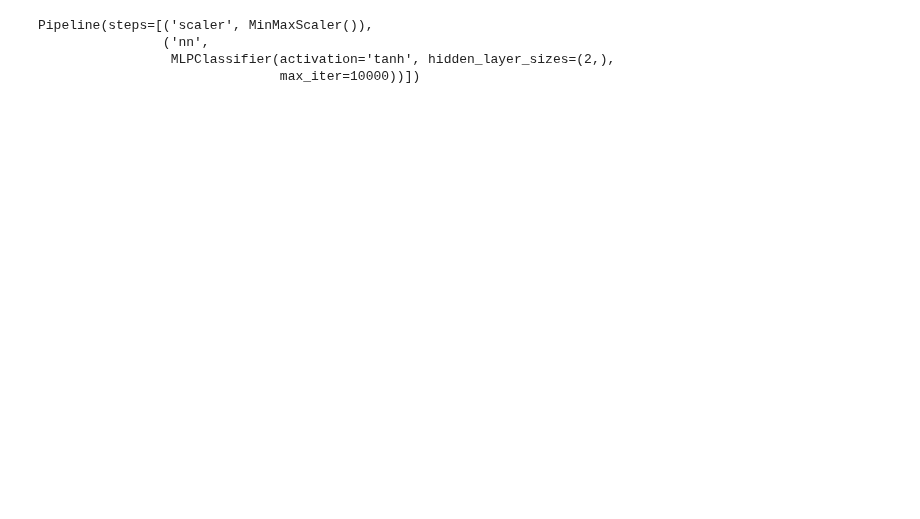
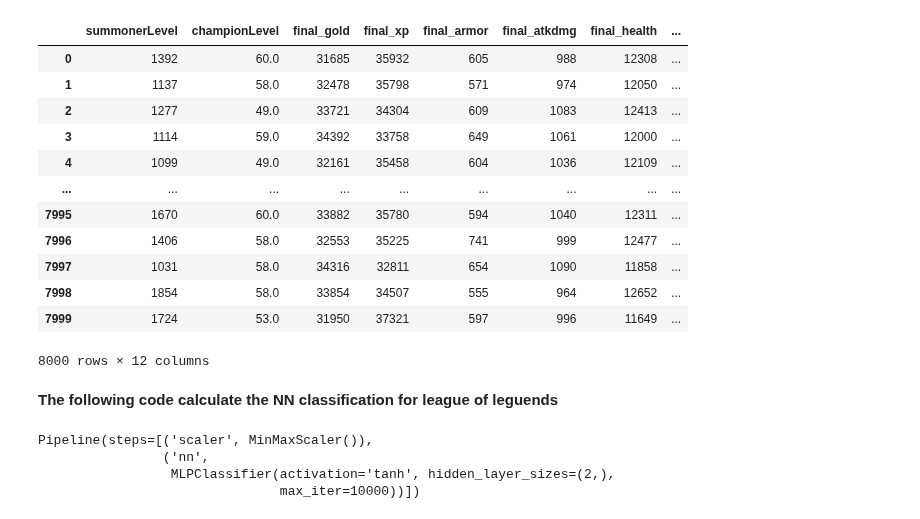
Before and after one commit to nss-data-science-cohort-6/kaggle_lol-elden-ring, a Jupyter notebook: notebooks/AC_prediction_models.ipynb, the cells around one changed output. Drawn from its saved outputs; the diff is of its cells as text; code cells hidden in the pictures; blank space fills up the shorter version.

```diff
--- a/notebooks/AC_prediction_models.ipynb
+++ b/notebooks/AC_prediction_models.ipynb
@@ -46,33 +46,52 @@ variables = ['summonerLevel', 'championLevel',  'final_gold', 'final_xp', 'final
 # variables = ['summonerLevel', 'championLevel', 'final_gold', 'final_xp', 'final_armor', 'final_health', 'final_atkdmg']
 
 
 X_train = pd.merge(X_train_original, X_train_timeline, how='inner', on=['matchId', 'participantId'])
 X_train = pd.merge(X_train, champion_mastery, how='left', on=['summonerId', 'championId']).fillna(0)
 
 X_train = X_train.sort_values(['matchId', 'participantId'], ascending = [True, True]).reset_index(drop=True)
 
 X_train = (
     X_train
     .groupby(['matchId', 'teamId'])[variables]
     .agg({'summonerLevel': 'max',
           'championLevel': 'sum',
           'final_gold' : 'sum',
           'final_xp': 'sum',
           'final_armor': 'sum',
           'final_atkdmg': 'sum',
           'final_health': 'sum',
           'final_dmgdone': 'sum',
           'final_dmgtaken': 'sum',
           'final_truedmgdone': 'sum',
           'final_truedmgtaken': 'sum',
           'final_lvl': 'sum'})
     .reset_index()
 )
 
 
 #convert_team_values(X_train, variables)
 
 X_train = X_train.groupby('matchId')[variables].sum().reset_index(drop = True)
+
+
+X_train
+# %% [output]
+|  | summonerLevel | championLevel | final_gold | final_xp | final_armor | final_atkdmg | final_health | ... |
+| 0 | 1392 | 60.0 | 31685 | 35932 | 605 | 988 | 12308 | ... |
+| 1 | 1137 | 58.0 | 32478 | 35798 | 571 | 974 | 12050 | ... |
+| 2 | 1277 | 49.0 | 33721 | 34304 | 609 | 1083 | 12413 | ... |
+| 3 | 1114 | 59.0 | 34392 | 33758 | 649 | 1061 | 12000 | ... |
+| 4 | 1099 | 49.0 | 32161 | 35458 | 604 | 1036 | 12109 | ... |
+| ... | ... | ... | ... | ... | ... | ... | ... | ... |
+| 7995 | 1670 | 60.0 | 33882 | 35780 | 594 | 1040 | 12311 | ... |
+| 7996 | 1406 | 58.0 | 32553 | 35225 | 741 | 999 | 12477 | ... |
+| 7997 | 1031 | 58.0 | 34316 | 32811 | 654 | 1090 | 11858 | ... |
+| 7998 | 1854 | 58.0 | 33854 | 34507 | 555 | 964 | 12652 | ... |
+| 7999 | 1724 | 53.0 | 31950 | 37321 | 597 | 996 | 11649 | ... |
+8000 rows × 12 columns
+# %% [markdown]
+**The following code calculate the NN classification for league of leguends**
 # %%
 # Divides the data into training and testing
 X_train, X_test, Y_train, Y_test = train_test_split(X_train, y_train_timeline, stratify = y_train_timeline, random_state = 345)
```
Also changed, not shown: parts of 16 cells of this notebook.
